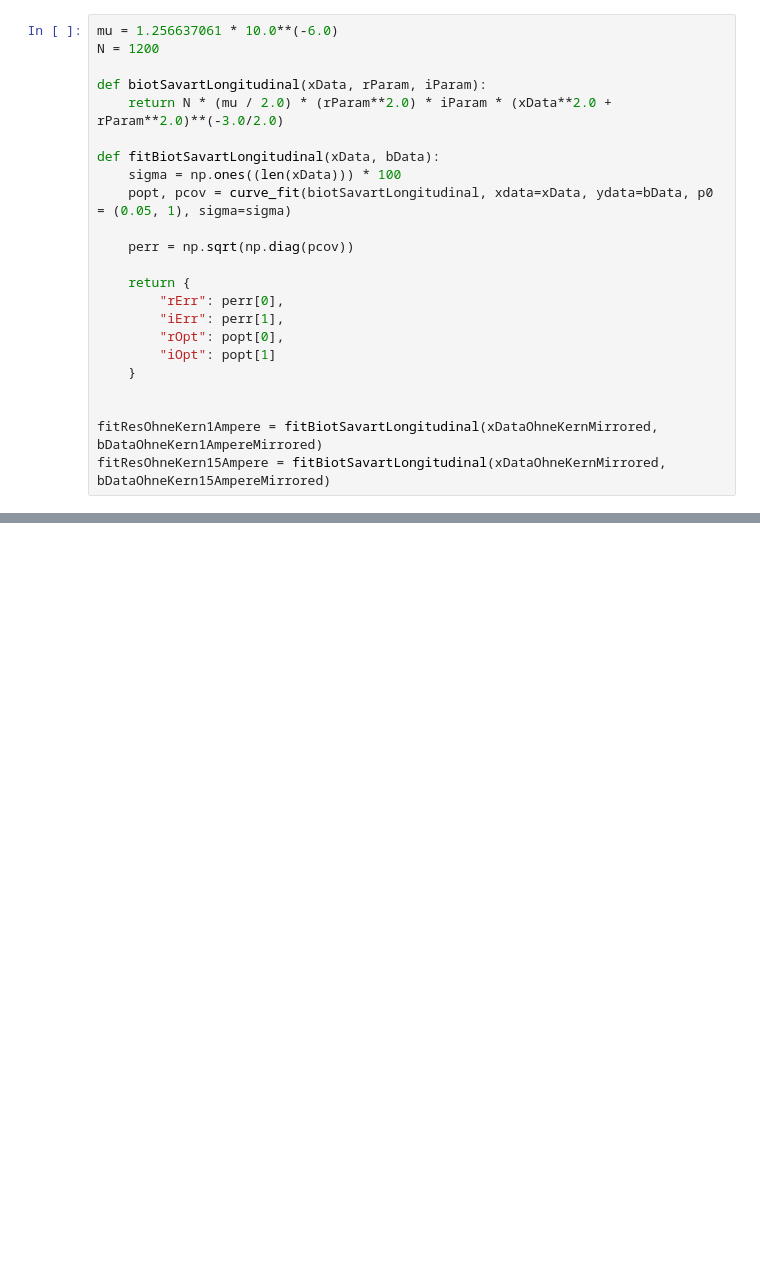
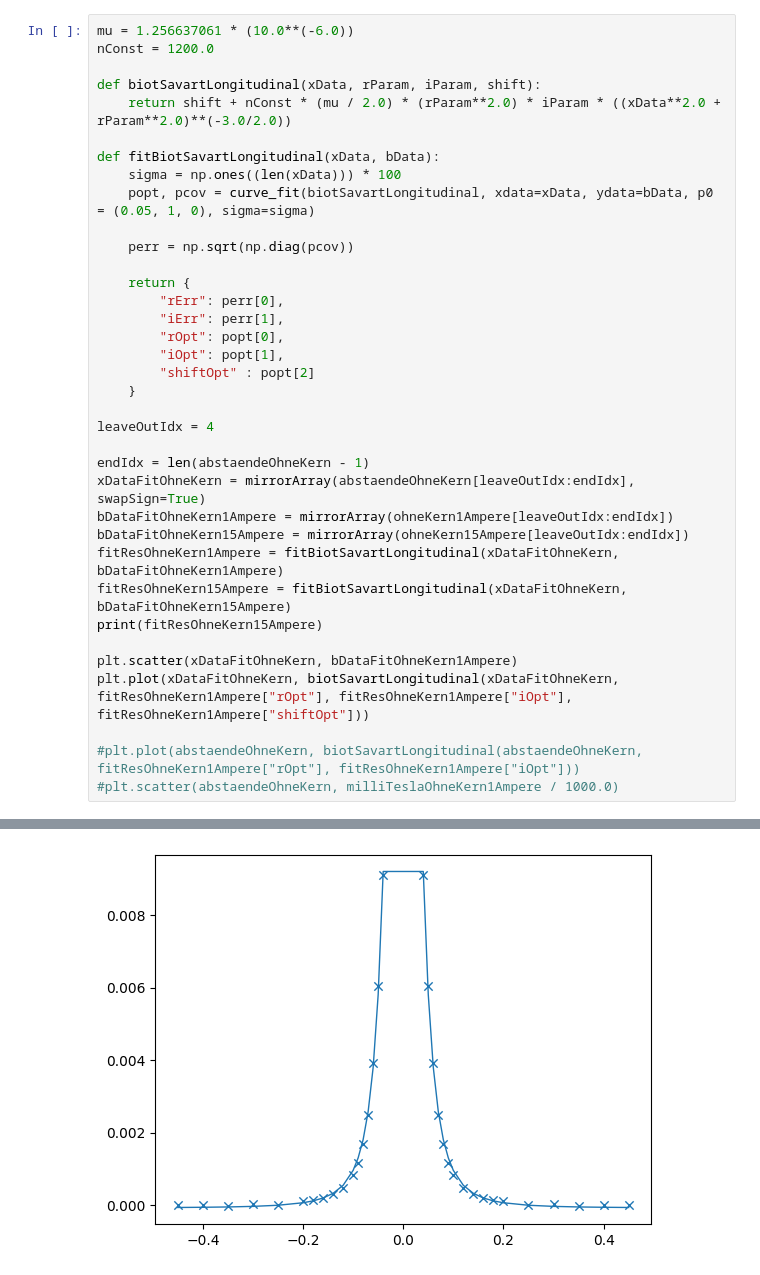
Before and after one commit to MaggdaDev/AP2, a Jupyter notebook: MAG/mag.ipynb, the cells around one changed output, grey strips where cells are left out. Cells and saved outputs as stored; diff of their text form; blank space fills up the shorter version.

```diff
--- a/MAG/mag.ipynb
+++ b/MAG/mag.ipynb
@@ -183,15 +195,15 @@ xDataTransversal = mirrorArray(abstaendeTransversal, swapSign=True)
 # %% [output]
 Untergrund trans: -0.1706875
 # %%
-mu = 1.256637061 * 10.0**(-6.0)
-N = 1200
+mu = 1.256637061 * (10.0**(-6.0))
+nConst = 1200.0
 
-def biotSavartLongitudinal(xData, rParam, iParam):
-    return N * (mu / 2.0) * (rParam**2.0) * iParam * (xData**2.0 + rParam**2.0)**(-3.0/2.0)
+def biotSavartLongitudinal(xData, rParam, iParam, shift):
+    return shift + nConst * (mu / 2.0) * (rParam**2.0) * iParam * ((xData**2.0 + rParam**2.0)**(-3.0/2.0))
 
 def fitBiotSavartLongitudinal(xData, bData):
     sigma = np.ones((len(xData))) * 100
-    popt, pcov = curve_fit(biotSavartLongitudinal, xdata=xData, ydata=bData, p0 = (0.05, 1), sigma=sigma)
+    popt, pcov = curve_fit(biotSavartLongitudinal, xdata=xData, ydata=bData, p0 = (0.05, 1, 0), sigma=sigma)
 
     perr = np.sqrt(np.diag(pcov))
 
@@ -199,9 +211,23 @@ def fitBiotSavartLongitudinal(xData, bData):
         "rErr": perr[0],
         "iErr": perr[1],
         "rOpt": popt[0],
-        "iOpt": popt[1]
+        "iOpt": popt[1],
+        "shiftOpt" : popt[2]
     }
 
+leaveOutIdx = 4
 
-fitResOhneKern1Ampere = fitBiotSavartLongitudinal(xDataOhneKernMirrored, bDataOhneKern1AmpereMirrored)
-fitResOhneKern15Ampere = fitBiotSavartLongitudinal(xDataOhneKernMirrored, bDataOhneKern15AmpereMirrored)
+endIdx = len(abstaendeOhneKern - 1)
+xDataFitOhneKern = mirrorArray(abstaendeOhneKern[leaveOutIdx:endIdx], swapSign=True)
+bDataFitOhneKern1Ampere = mirrorArray(ohneKern1Ampere[leaveOutIdx:endIdx])
+bDataFitOhneKern15Ampere = mirrorArray(ohneKern15Ampere[leaveOutIdx:endIdx])
+fitResOhneKern1Ampere = fitBiotSavartLongitudinal(xDataFitOhneKern, bDataFitOhneKern1Ampere)
+fitResOhneKern15Ampere = fitBiotSavartLongitudinal(xDataFitOhneKern, bDataFitOhneKern15Ampere)
+print(fitResOhneKern15Ampere)
+
+plt.scatter(xDataFitOhneKern, bDataFitOhneKern1Ampere)
+plt.plot(xDataFitOhneKern, biotSavartLongitudinal(xDataFitOhneKern, fitResOhneKern1Ampere["rOpt"], fitResOhneKern1Ampere["iOpt"], fitResOhneKern1Ampere["shiftOpt"]))
+
+#plt.plot(abstaendeOhneKern, biotSavartLongitudinal(abstaendeOhneKern, fitResOhneKern1Ampere["rOpt"], fitResOhneKern1Ampere["iOpt"]))
+#plt.scatter(abstaendeOhneKern, milliTeslaOhneKern1Ampere / 1000.0)
+# %% [output]
@@ -208,3 +236,4 @@ fitResOhneKern15Ampere = fitBiotSavartLongitudinal(xDataOhneKernMirrored, bDataO
+[figure, added]
 # %%
 rEff1Amp = fitResOhneKern1Ampere["rOpt"]
 rEff15Amp = fitResOhneKern15Ampere["rOpt"]
```
Also changed, not shown: parts of 6 cells of this notebook, 4 other files.
